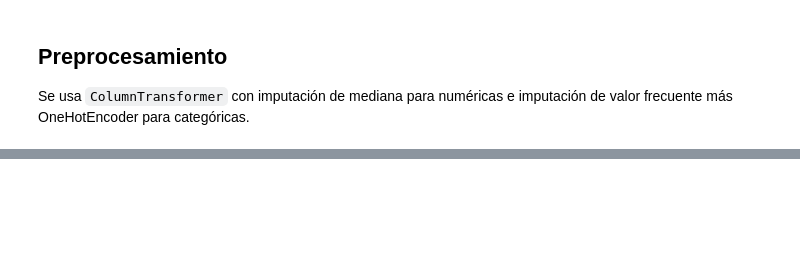
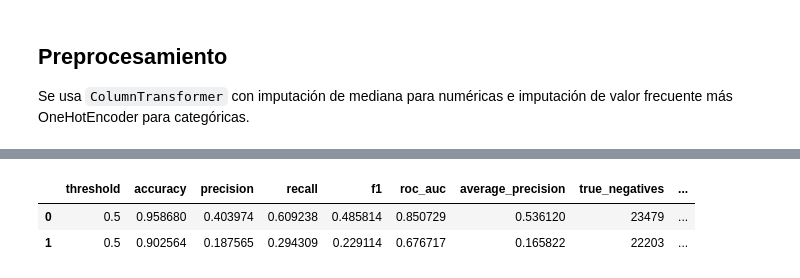
Before and after one commit to mar22266/Proyecto-DataSience-PlusTI, a Jupyter notebook: ObjetivoB.ipynb, the cells around one changed output, grey strips where cells are left out. Cells and saved outputs as stored; diff of their text form; code cells hidden in the pictures; blank space fills up the shorter version.

```diff
--- a/ObjetivoB.ipynb
+++ b/ObjetivoB.ipynb
@@ -662,0 +757,91 @@ print(f"Categorical features: {len(categorical_features)}")
+# %%
+def predict_model_probability(model, x_data):
+    return model.predict_proba(x_data)[:, 1]
+
+
+def safe_roc_auc(y_true, y_score):
+    return np.nan if len(np.unique(y_true)) < 2 else roc_auc_score(y_true, y_score)
+
+
+def safe_average_precision(y_true, y_score):
+    return np.nan if len(np.unique(y_true)) < 2 else average_precision_score(y_true, y_score)
+
+
+def compute_metrics(y_true, y_score, threshold):
+    y_pred = (np.asarray(y_score) >= threshold).astype(int)
+    tn, fp, fn, tp = confusion_matrix(y_true, y_pred, labels=[0, 1]).ravel()
+    alert_count = tp + fp
+    positive_count = tp + fn
+    return {"threshold": float(threshold), "accuracy": accuracy_score(y_true, y_pred), "precision": precision_score(y_true, y_pred, zero_division=0), "recall": recall_score(y_true, y_pred, zero_division=0), "f1": f1_score(y_true, y_pred, zero_division=0), "roc_auc": safe_roc_auc(y_true, y_score), "average_precision": safe_average_precision(y_true, y_score), "true_negatives": int(tn), "false_positives": int(fp), "false_negatives": int(fn), "true_positives": int(tp), "false_positive_ratio": float(fp / alert_count) if alert_count else 0.0, "false_negative_ratio": float(fn / positive_count) if positive_count else 0.0}
+
+
+def compute_local_weights():
+    rows = []
+    for model_name in ["bank_1_local_model", "bank_2_local_model"]:
+        model = model_registry[model_name]
+        scores = []
+        for split_name in ["bank_1_valid", "bank_2_valid"]:
+            x_valid, y_valid = validation_splits[split_name]
+            scores.append(safe_roc_auc(y_valid, predict_model_probability(model, x_valid)))
+        score = float(np.nanmean(scores)) if scores else 0.5
+        rows.append({"model_name": model_name, "weight_score": max(score, 0.001)})
+    table = pd.DataFrame(rows)
+    table["weight"] = table["weight_score"] / table["weight_score"].sum()
+    return table
+
+
+local_weight_table = compute_local_weights()
+performance_weights = dict(zip(local_weight_table["model_name"], local_weight_table["weight"]))
+equal_weights = {"bank_1_local_model": 0.5, "bank_2_local_model": 0.5}
+local_weight_table.to_csv(models_dir / "federated_model_weights.csv", index=False)
+display(local_weight_table)
+
+
+def predict_strategy_probability(strategy_name, x_data):
+    if strategy_name in model_registry:
+        return predict_model_probability(model_registry[strategy_name], x_data)
+    if strategy_name == "federated_equal_weight_model":
+        return sum(predict_model_probability(model_registry[name], x_data) * weight for name, weight in equal_weights.items())
+    if strategy_name == "federated_performance_weighted_model":
+        return sum(predict_model_probability(model_registry[name], x_data) * weight for name, weight in performance_weights.items())
+    raise ValueError(f"Unknown strategy: {strategy_name}")
+
+
+def evaluate_strategy_on_split(strategy_name, split_name, x_valid, y_valid, thresholds):
+    y_score = predict_strategy_probability(strategy_name, x_valid)
+    rows = []
+    for threshold in thresholds:
+        row = compute_metrics(y_valid, y_score, threshold)
+        row.update({"strategy_name": strategy_name, "split_name": split_name})
+        rows.append(row)
+    return pd.DataFrame(rows)
+
+
+threshold_grid = np.round(np.arange(0.10, 0.91, 0.05), 2)
+strategy_names = ["baseline_centralized_model", "federated_equal_weight_model", "federated_performance_weighted_model", "central_logistic_baseline", "central_hist_gradient_boosting_model"]
+threshold_metrics_table = pd.concat([evaluate_strategy_on_split(strategy, split, x_valid, y_valid, threshold_grid) for strategy in strategy_names for split, (x_valid, y_valid) in validation_splits.items()], ignore_index=True)
+selected_rows = []
+for strategy in strategy_names:
+    central_rows = threshold_metrics_table[(threshold_metrics_table["strategy_name"] == strategy) & (threshold_metrics_table["split_name"] == "central_valid")].copy()
+    f1_row = central_rows.sort_values(["f1", "recall", "precision"], ascending=[False, False, False]).iloc[0].to_dict()
+    f1_row["threshold_type"] = "best_f1"
+    recall_rows = central_rows[central_rows["recall"] >= 0.80].copy()
+    if recall_rows.empty:
+        recall_rows = central_rows.copy()
+    recall_row = recall_rows.sort_values(["recall", "f1", "false_positive_ratio"], ascending=[False, False, True]).iloc[0].to_dict()
+    recall_row["threshold_type"] = "recall_priority"
+    selected_rows.extend([f1_row, recall_row])
+selected_thresholds_table = pd.DataFrame(selected_rows)
+validation_metrics_table = threshold_metrics_table.merge(selected_thresholds_table[["strategy_name", "threshold_type", "threshold"]], on=["strategy_name", "threshold"], how="inner")
+cross_bank_validation_table = pd.DataFrame([
+    dict(compute_metrics(bank_2_split["y_valid"], predict_strategy_probability("bank_1_local_model", bank_2_split["x_valid"]), 0.50), strategy_name="bank_1_local_model", split_name="cross_bank_bank_1_to_bank_2", threshold_type="fixed_0_50"),
+    dict(compute_metrics(bank_1_split["y_valid"], predict_strategy_probability("bank_2_local_model", bank_1_split["x_valid"]), 0.50), strategy_name="bank_2_local_model", split_name="cross_bank_bank_2_to_bank_1", threshold_type="fixed_0_50"),
+])
+threshold_metrics_table.to_csv(reports_dir / "threshold_metrics.csv", index=False)
+selected_thresholds_table.to_csv(reports_dir / "selected_thresholds.csv", index=False)
+validation_metrics_table.to_csv(reports_dir / "model_validation_metrics.csv", index=False)
+cross_bank_validation_table.to_csv(reports_dir / "cross_bank_validation_metrics.csv", index=False)
+display(selected_thresholds_table)
+display(validation_metrics_table)
+display(cross_bank_validation_table)
+# %% [output]
@@ -662,0 +879,3 @@ print(f"Categorical features: {len(categorical_features)}")
+|  | threshold | accuracy | precision | recall | f1 | roc_auc | average_precision | true_negatives | ... |
+| 0 | 0.5 | 0.958680 | 0.403974 | 0.609238 | 0.485814 | 0.850729 | 0.536120 | 23479 | ... |
+| 1 | 0.5 | 0.902564 | 0.187565 | 0.294309 | 0.229114 | 0.676717 | 0.165822 | 22203 | ... |
```
Also changed, not shown: parts of 9 cells of this notebook, 17 other files.
